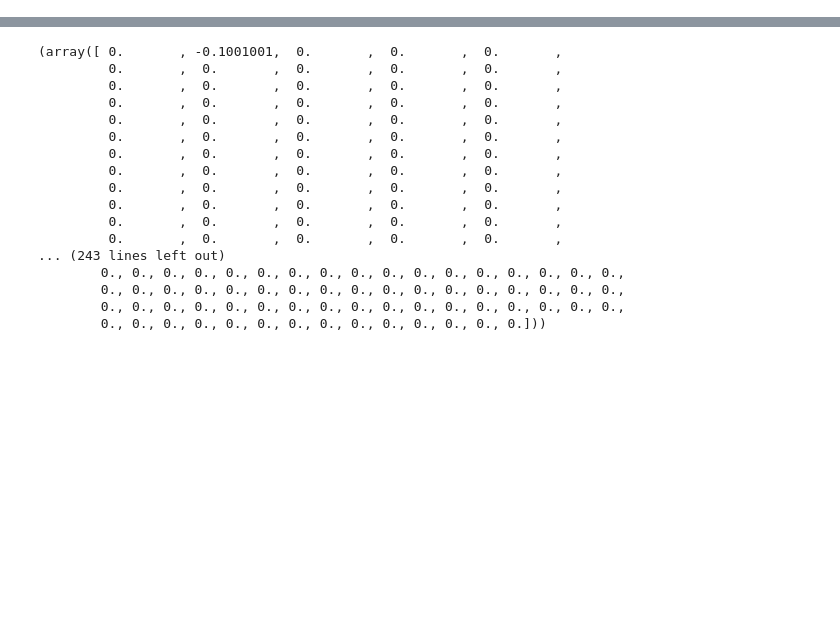
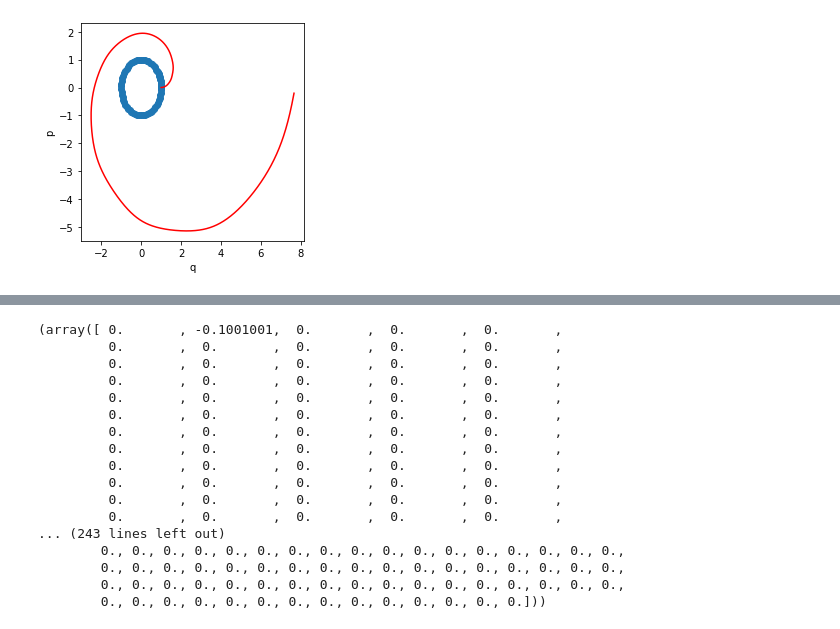
Before and after one commit to tayfununal/Normalizing-Flows, a Jupyter notebook: eulerverlet.ipynb, the cells around one changed output, grey strips where cells are left out. Cells and saved outputs as stored; diff of their text form; code cells hidden in the pictures; blank space fills up the shorter version.

```diff
--- a/eulerverlet.ipynb
+++ b/eulerverlet.ipynb
@@ -43,0 +82,12 @@ plt.show()
+# %%
+def H(z):
+  return tf.reduce_sum((z**2)/2,axis=1)
+
+
+def custom_loss(y_true, y_pred):
+  return tf.keras.losses.MSE(y_true, y_pred) + (0.5 - (1/16) * H(y_pred))**2
+# %%
+opt = tf.keras.optimizers.Adam(learning_rate=0.01)
+
+model.compile(optimizer=opt , loss=custom_loss)
+model.fit(t, np.concatenate((q.reshape(-1,1), p.reshape(-1,1)) , axis=1), epochs=200, batch_size=16)
@@ -44,3 +113,22 @@ plt.show()
+# %%
+def z(t, z_0):
+  y = z_0 + t.reshape(-1,1) * model(t).numpy()
+  return y
+# %%
+sonuc = z(t=t, z_0 = np.array([1, 0]))
+# %%
+plt.figure(figsize = (4, 4))
+plt.plot(sonuc[:,0], sonuc[:,1], c = "red")
+plt.xlabel('q')
+plt.ylabel('p')
+
+t_true=np.arange(0,7,0.1)
+x=np.cos(t_true)
+y=np.sin(t_true)
+plt.scatter(x,y)
+plt.show()
+# %% [output]
+[figure, added]
 # %%
 #verlet
 import math
```
Also changed, not shown: parts of 10 cells of this notebook.
